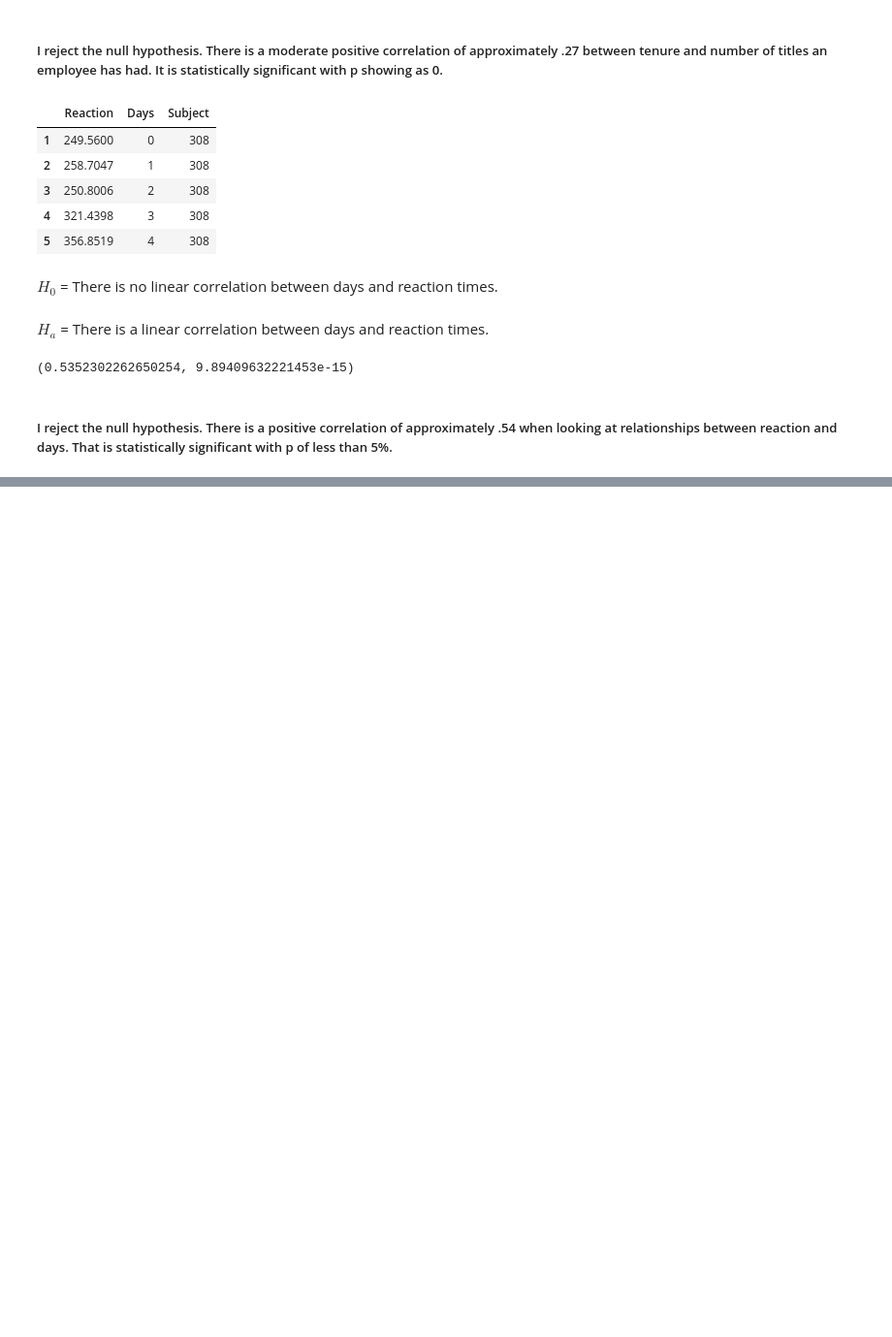
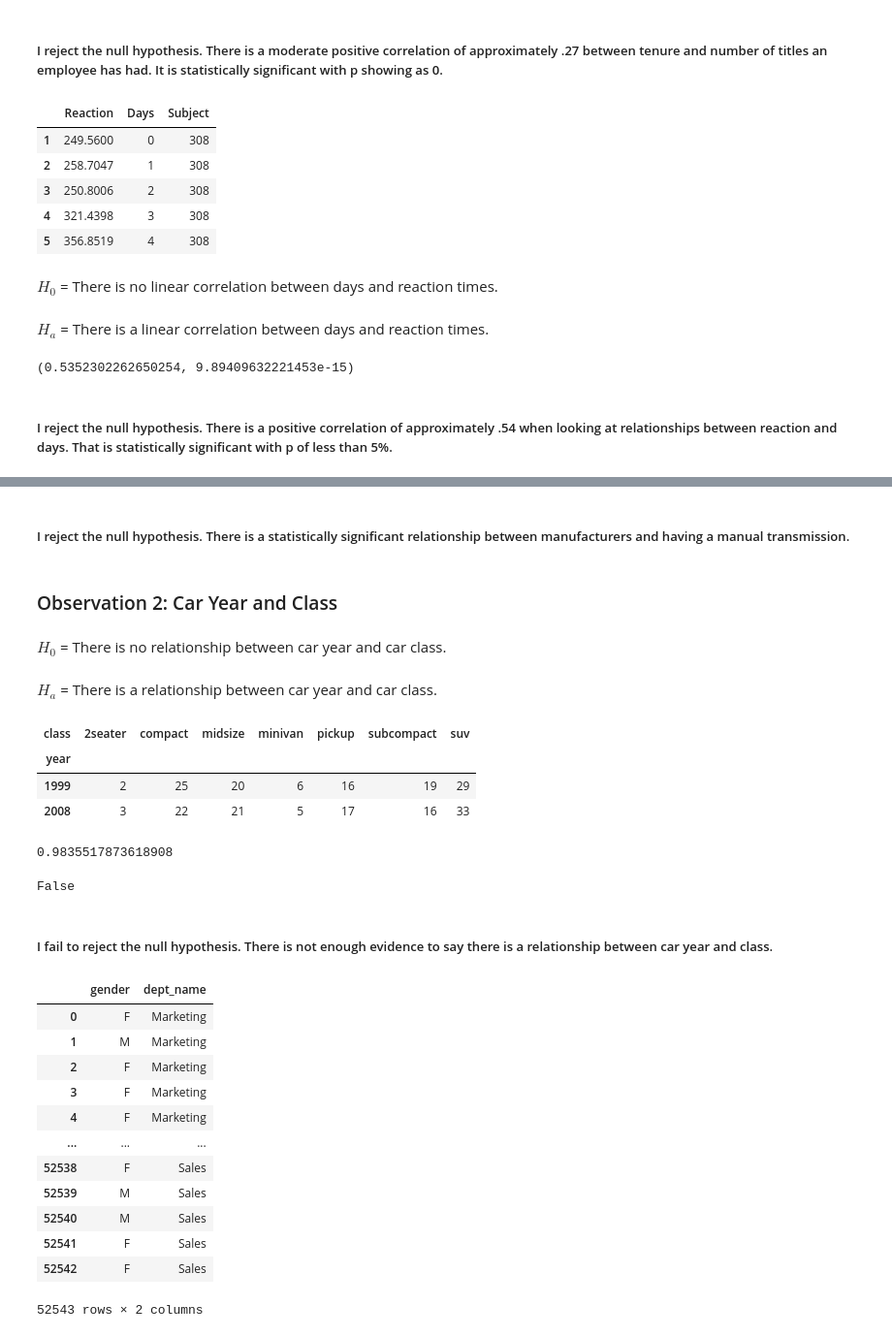
Before and after one commit to AndrewRachuig/statistics-exercises, a Jupyter notebook: hypothesis_testing.ipynb, the cells around one changed output, grey strips where cells are left out. Shown at 97% size. Drawn from its saved outputs; the diff is of its cells as text; code cells hidden in the pictures; blank space fills up the shorter version.

```diff
--- a/hypothesis_testing.ipynb
+++ b/hypothesis_testing.ipynb
@@ -551,0 +614,65 @@ r, p
+# %% [markdown]
+##### I reject the null hypothesis. There is a statistically significant relationship between manufacturers and having a manual transmission.
+# %% [markdown]
+### Observation 2: Car Year and Class
+# %% [markdown]
+$H_{0}$ = There is no relationship between car year and car class.
+# %% [markdown]
+$H_{a}$ = There is a relationship between car year and car class.
+# %%
+observed = pd.crosstab(mpg.year, mpg['class'])
+observed
+# %% [output]
+| class | 2seater | compact | midsize | minivan | pickup | subcompact | suv |
+| year |  |  |  |  |  |  |  |
+| 1999 | 2 | 25 | 20 | 6 | 16 | 19 | 29 |
+| 2008 | 3 | 22 | 21 | 5 | 17 | 16 | 33 |
+# %%
+chi2, p, degf, expected = stats.chi2_contingency(observed)
+p
+# %% [output]
+0.9835517873618908
+# %%
+p < alpha
+# %% [output]
+False
+# %% [markdown]
+##### I fail to reject the null hypothesis.  There is not enough evidence to say there is a relationship between car year and class.
+# %%
+# 3. Use the data from the employees database to answer these questions:
+
+# Is an employee's gender independent of whether an employee works in sales or marketing?
+# (only look at current employees)
+
+query = '''
+SELECT
+    e.gender,
+    d.dept_name
+FROM
+    employees as e
+JOIN
+    dept_emp as de USING (emp_no)
+JOIN
+    departments as d USING (dept_no)
+WHERE (d.dept_name = "Sales" OR d.dept_name = "Marketing") AND de.to_date > NOW();
+'''
+
+url = env.get_db_url('employees')
+
+gender_depts = pd.read_sql(query, url)
+# %%
+gender_depts
+# %% [output]
+|  | gender | dept_name |
+| 0 | F | Marketing |
+| 1 | M | Marketing |
+| 2 | F | Marketing |
+| 3 | F | Marketing |
+| 4 | F | Marketing |
+| ... | ... | ... |
+| 52538 | F | Sales |
+| 52539 | M | Sales |
+| 52540 | M | Sales |
+| 52541 | F | Sales |
+| 52542 | F | Sales |
+52543 rows × 2 columns
```
Also changed, not shown: parts of 31 cells of this notebook.
